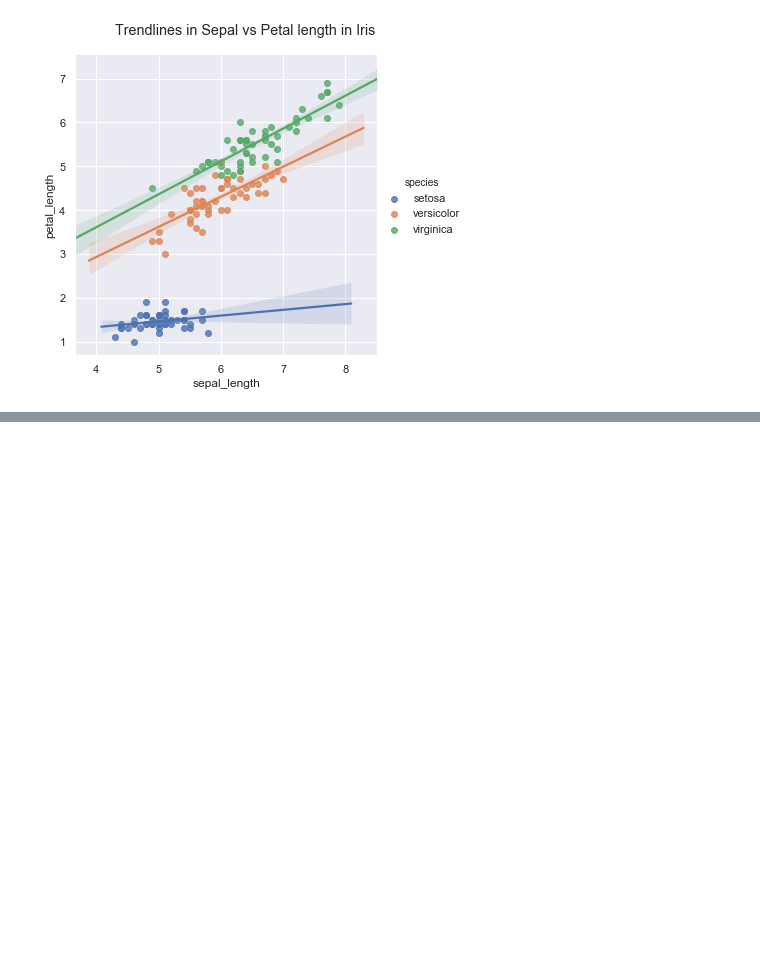
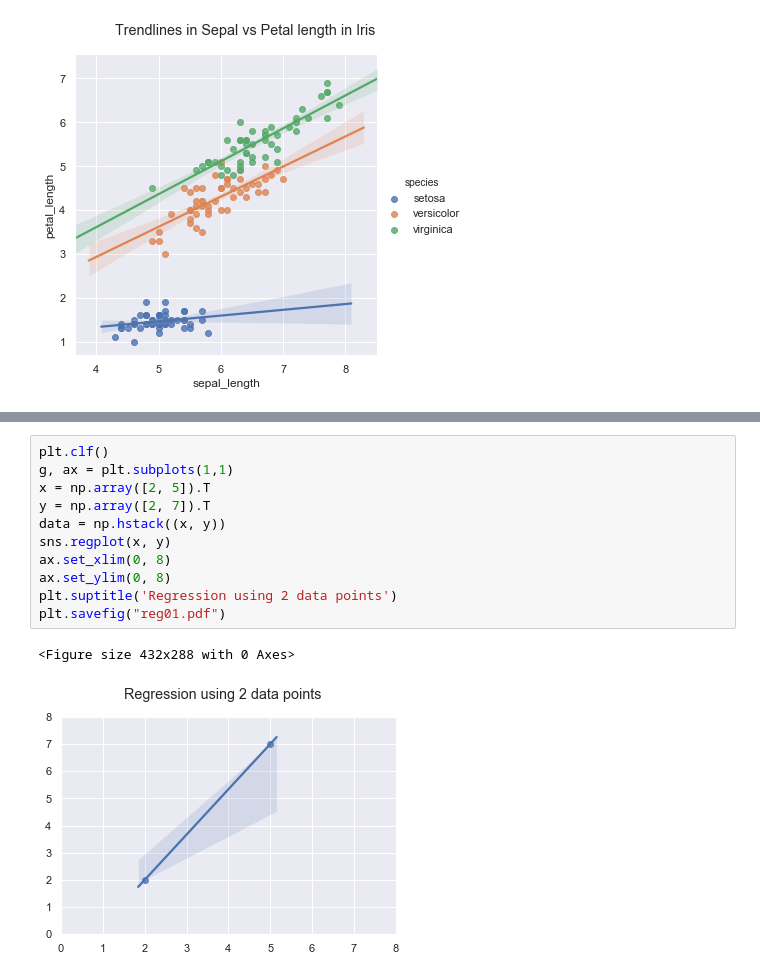
Before and after one commit to saxarona/cv1012, a Jupyter notebook: lectures/07-curvefit/curvefit.ipynb, the cells around one changed output, grey strips where cells are left out. Saved outputs shown, nothing was run; the diff lists cells and outputs as text; blank space fills up the shorter version.

Commit message:
Updated with LS linear regression for lecture 7 and a bunch of necessary files

```diff
--- a/lectures/07-curvefit/curvefit.ipynb
+++ b/lectures/07-curvefit/curvefit.ipynb
@@ -45,0 +56,14 @@ g.savefig("regplot.pdf")
+# %%
+plt.clf()
+g, ax = plt.subplots(1,1)
+x = np.array([2, 5]).T
+y = np.array([2, 7]).T
+data = np.hstack((x, y))
+sns.regplot(x, y)
+ax.set_xlim(0, 8)
+ax.set_ylim(0, 8)
+plt.suptitle('Regression using 2 data points')
+plt.savefig("reg01.pdf")
+# %% [output]
+<Figure size 432x288 with 0 Axes>
+[figure, added]
```
Also changed, not shown: parts of 4 cells of this notebook, 6 other files.
